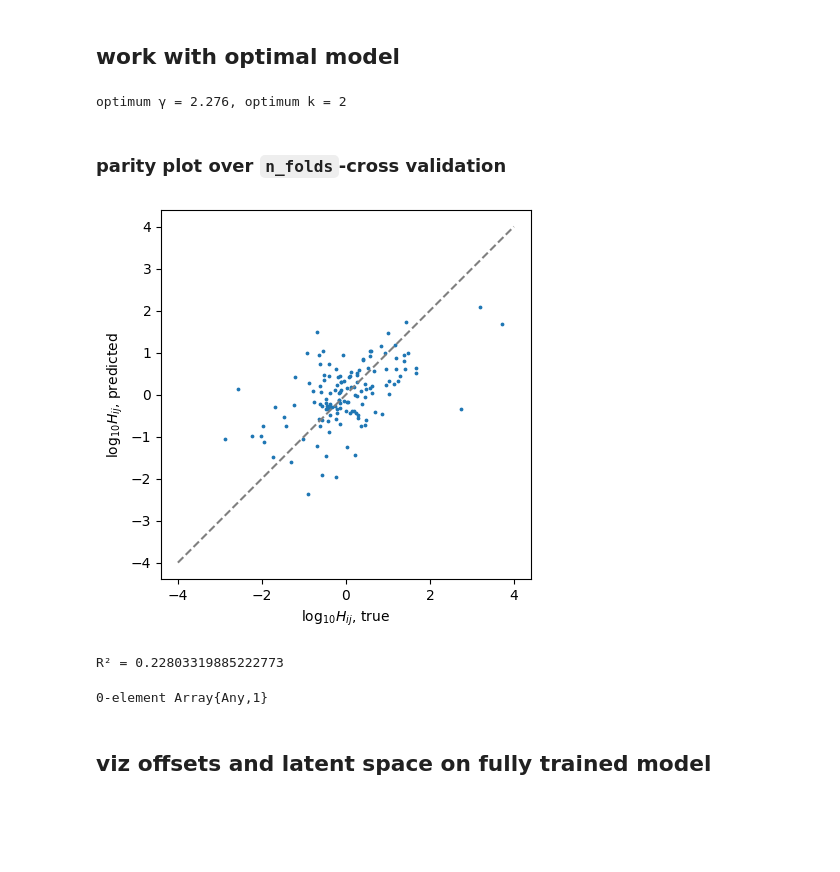
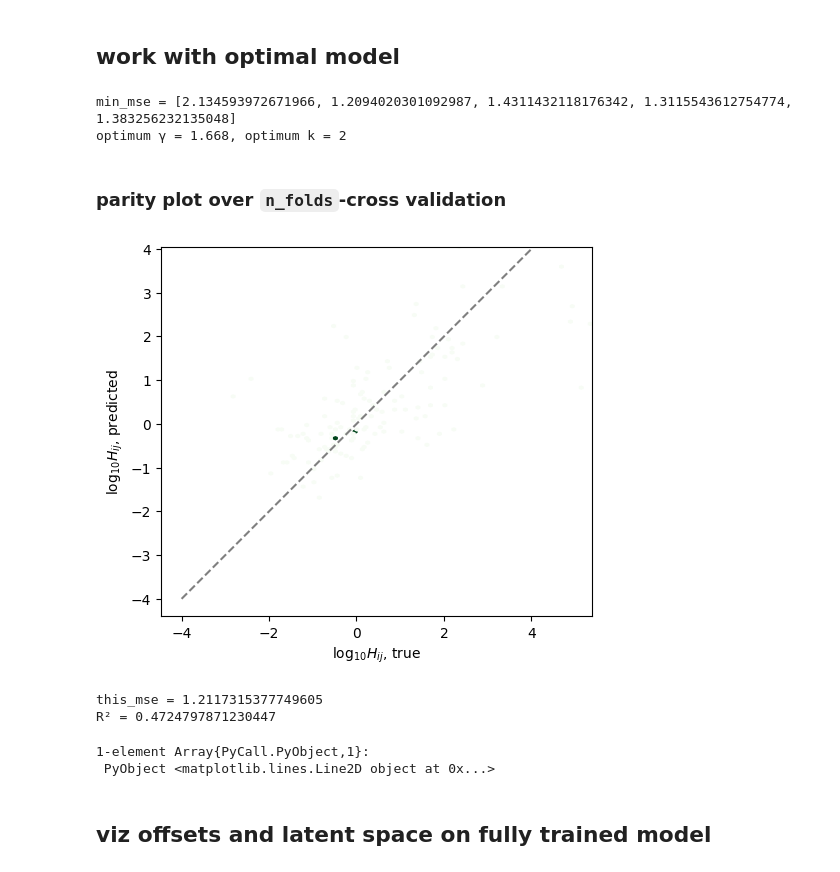
Before and after one commit to SimonEnsemble/material_recommendation_system, a Jupyter notebook: julia_code/mf using lowrankmodels.ipynb, the cells around one changed output. Drawn from its saved outputs; the diff is of its cells as text; code cells hidden in the pictures; blank space fills up the shorter version.

Commit message:
Visualize folds and convergence history

```diff
--- a/julia_code/mf using lowrankmodels.ipynb
+++ b/julia_code/mf using lowrankmodels.ipynb
@@ -184,7 +227,7 @@ Iteration 10: objective value = 70.06804056993657
 
 TODO: ask Prof. Udell how this works when a MOF is missing from a row.
 # %%
-n_folds = nb_obs # K-fold cross validation
+n_folds = 5 # K-fold cross validation
 println("running $n_folds-cross validation...")
 kfolds = KFold(nb_obs, n_folds=n_folds, shuffle=true);
 # %% [output]
@@ -191,0 +235,23 @@ running 139-cross validation...
+# %%
+test_matrix = Int.(zeros(size(H)))
+for (i, fold) in enumerate(kfolds)
+    for ix in fold[2]
+        test_matrix[ids_obs[ix][1], ids_obs[ix][2]] = i
+    end
+end
+#cmap = plt.get_cmap("Pastel1")
+#colors = cmap(collect(1:cmap.N))
+colors = Array{Float64, 2}(undef, 6, 4)
+colors[1,:] .= [0.0, 0.0, 0.0, 0.0] ./ 255
+colors[2,:] .= [128., 0., 0., 255.] ./ 255
+colors[3,:] .= [170., 255., 195., 255.] ./ 255
+colors[4,:] .= [145., 30., 180., 255.] ./ 255
+colors[5,:] .= [255., 250., 200., 255.] ./ 255
+colors[6,:] .= [0., 130., 200., 255.] ./ 255
+
+cmap = matplotlib.colors.ListedColormap(colors)
+
+fig, ax = plt.subplots()
+ax.pcolormesh(test_matrix, cmap=cmap)
+ax.set_xlabel("Fold Frequency")
+plt.show()
@@ -194,8 +262,8 @@ running 139-cross validation...
 
 specify the range of ranks and regularization params we aim to cover
 # %%
-ks = [1, 2, 3] # ranks
-γs = 10.0 .^ range(0.0, 1.0, length=15); # regularization params
+ks = [1, 2, 3, 4, 5] # ranks
+γs = 10.0 .^ range(-2, 3.0, length=10); # regularization params
 # %% [markdown]
 map rank to color for data visualizations
 # %%
@@ -240,7 +308,7 @@ figure()
 xlabel(L"reg. param $\gamma$")
 ylabel("mean squared test error over $n_folds folds")
 for k in ks
-    plot(γs, mse[k], label=@sprintf("k = %d", k), marker="s", color=rank_to_color(k))
+    plot(γs, mse[k], label=@sprintf("k = %d", k), marker="s", color=rank_to_color(k), alpha=0.5)
 end
 xscale("log")
 legend()
@@ -256,39 +324,47 @@ min_mse = [minimum(mse[k]) for k in ks]
 opt_k = ks[argmin(min_mse)] # optimum rank
 opt_γ = γs[argmin(mse[opt_k])]
 
+@show(min_mse)
 @printf("optimum γ = %.3f, optimum k = %d\n", opt_γ, opt_k)
 # %% [output]
-optimum γ = 2.276, optimum k = 2
+min_mse = [2.134593972671966, 1.2094020301092987, 1.4311432118176342, 1.3115543612754774, 1.383256232135048]
+optimum γ = 1.668, optimum k = 2
 # %% [markdown]
 ### parity plot over `n_folds`-cross validation
 # %%
 H_actual = Float64[]
 H_pred = Float64[]
+this_mse = 0.0
 for (train_ids, test_ids) in kfolds
     # train model on training data
     X, Y, glrm, ch = fit_glrm(opt_k, opt_γ, ids_obs[train_ids], verbose=false)
 
     # test
     Ĥ = impute(glrm)
     H_pred = vcat(H_pred, [Ĥ[i, j] for (i, j) in ids_obs[test_ids]])
     H_actual = vcat(H_actual, [H[i, j] for (i, j) in ids_obs[test_ids]])
+    this_mse = sum((H_pred .- H_actual) .^ 2) / length(test_ids)
 end
+
+this_mse /= n_folds
+@show(this_mse)
 
 R² = 1 - sum((H_pred .- H_actual) .^ 2) / sum((H_actual .- mean(H_actual)) .^ 2)
 @show R²
 
 fig, ax = subplots()
 xlabel(L"$\log_{10} H_{ij}$, true")
 ylabel(L"$\log_{10} H_{ij}$, predicted")
-# hexbin(H_actual, H_pred, cmap="Greens", mincnt=1) #mincnt=1 makes bins white
-scatter(H_actual, H_pred, s=3)
+hexbin(H_actual, H_pred, cmap="Greens", mincnt=1) #mincnt=1 makes bins white
+#scatter(H_actual, H_pred, s=3)
 ax.set_aspect("equal")
 plot([-4, 4], [-4, 4], linestyle="--", color="gray")
-plot()
 # %% [output]
-[figure, old version]
+[figure, new version]
-R² = 0.22803319885222773
+this_mse = 1.2117315377749605
+R² = 0.4724797871230447
-0-element Array{Any,1}
+1-element Array{PyCall.PyObject,1}:
+ PyObject <matplotlib.lines.Line2D object at 0x...>
 # %% [markdown]
 ## viz offsets and latent space on fully trained model
 # %%
```
Also changed, not shown: parts of 17 cells of this notebook.
